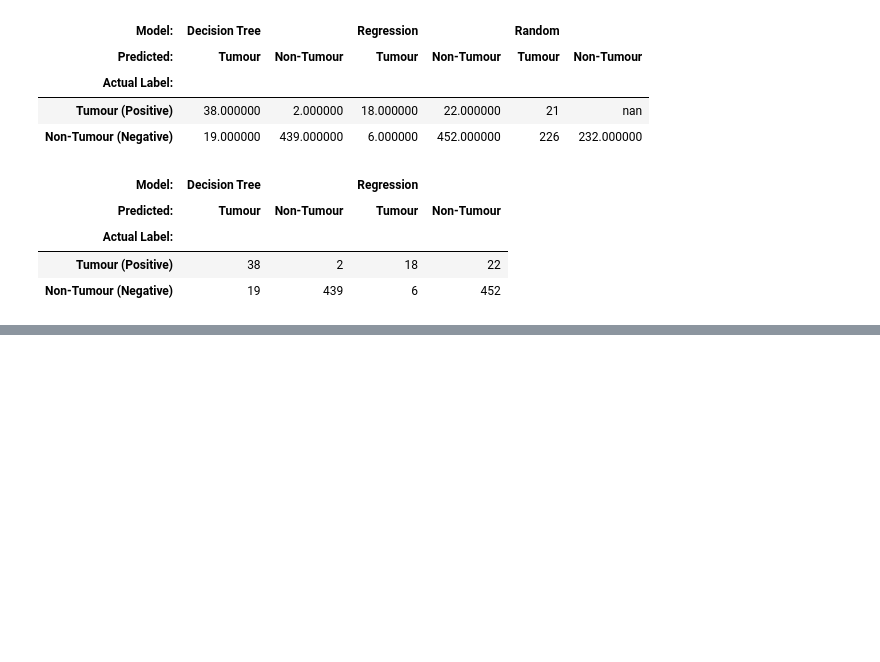
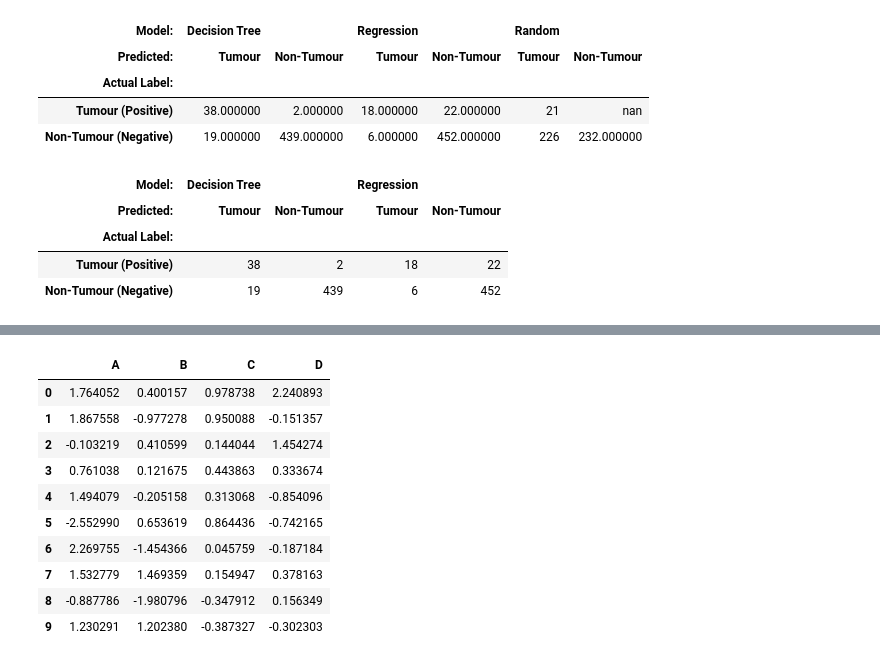
Before and after one commit to Patotricks15/pandas_documentation_study, a Jupyter notebook: table_visualization.ipynb, the cells around one changed output, grey strips where cells are left out. Cells and saved outputs as stored; diff of their text form; code cells hidden in the pictures; blank space fills up the shorter version.

```diff
--- a/table_visualization.ipynb
+++ b/table_visualization.ipynb
@@ -93,0 +110,18 @@ s
+# %%
+def style_negative(v, props=''):
+    return props if v < 0 else None
+s2 = df2.style.map(style_negative, props='color:yellow;')\
+              .map(lambda v: 'opacity: 20%;' if (v < 0.3) and (v > -0.3) else None)
+s2
+# %% [output]
+|  | A | B | C | D |
+| 0 | 1.764052 | 0.400157 | 0.978738 | 2.240893 |
+| 1 | 1.867558 | -0.977278 | 0.950088 | -0.151357 |
+| 2 | -0.103219 | 0.410599 | 0.144044 | 1.454274 |
+| 3 | 0.761038 | 0.121675 | 0.443863 | 0.333674 |
+| 4 | 1.494079 | -0.205158 | 0.313068 | -0.854096 |
+| 5 | -2.552990 | 0.653619 | 0.864436 | -0.742165 |
+| 6 | 2.269755 | -1.454366 | 0.045759 | -0.187184 |
+| 7 | 1.532779 | 1.469359 | 0.154947 | 0.378163 |
+| 8 | -0.887786 | -1.980796 | -0.347912 | 0.156349 |
+| 9 | 1.230291 | 1.202380 | -0.387327 | -0.302303 |
```
Also changed, not shown: parts of 2 cells of this notebook, 1 other file.
